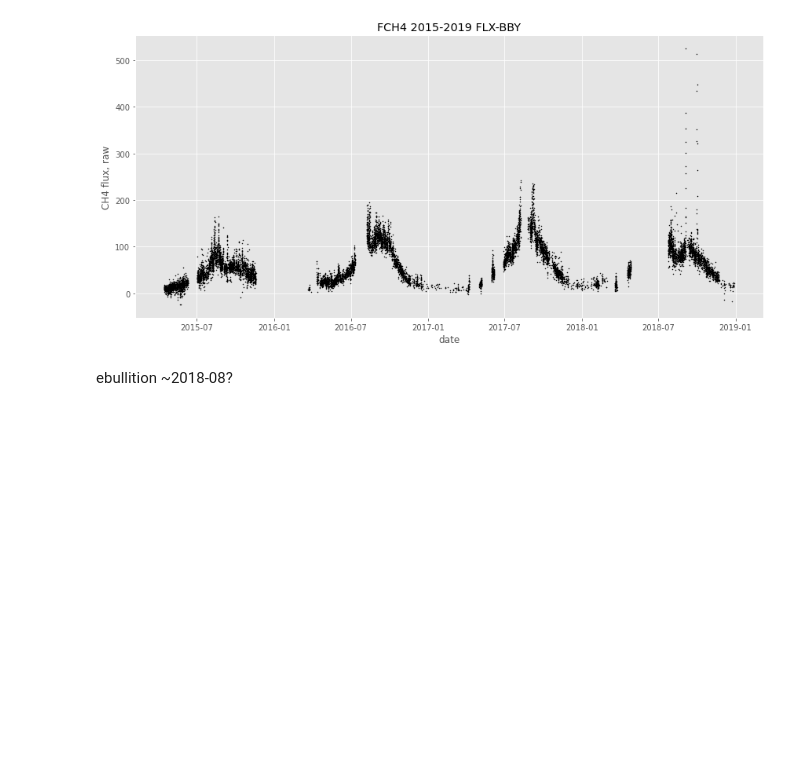
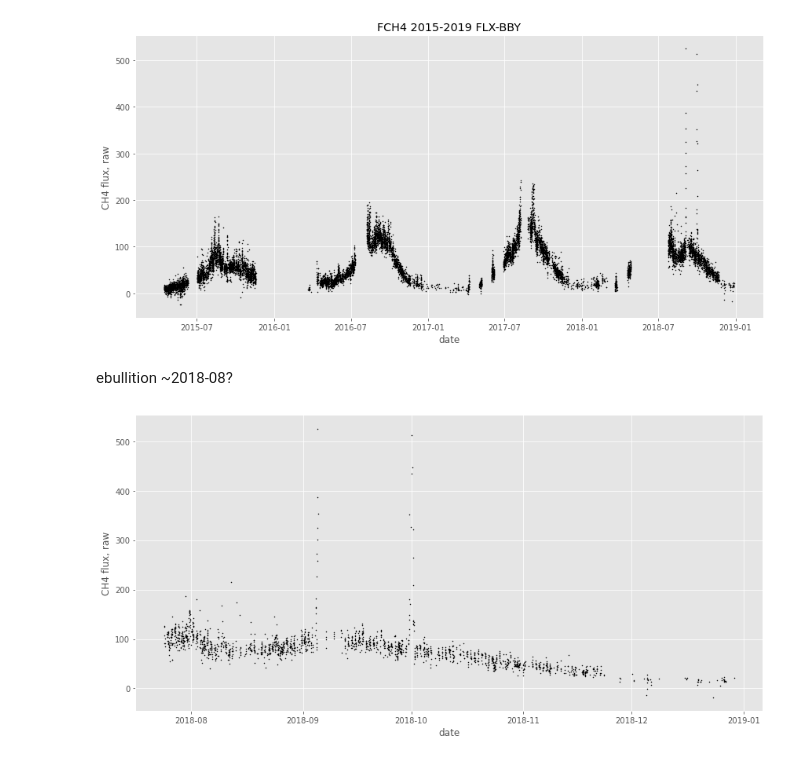
Before and after one commit to ottobriner/wavelet-partition, a Jupyter notebook: FLX_JP-BBY.ipynb, the cells around one changed output. Drawn from its saved outputs; the diff is of its cells as text; code cells hidden in the pictures; blank space fills up the shorter version.

Commit message:
BBY date range

```diff
--- a/FLX_JP-BBY.ipynb
+++ b/FLX_JP-BBY.ipynb
@@ -37,3 +37,13 @@ plt.tight_layout()
 [figure]
 # %% [markdown]
 ebullition ~2018-08?
+# %%
+dfw = df.loc['2018-07-01':'2019-01-01']
+# %%
+fig, ax = plt.subplots(figsize=(12, 6))
+ax.scatter(dfw.index, dfw['FCH4'], c='k', s=1)
+ax.set_ylabel("CH4 flux, raw")
+ax.set_xlabel("date")
+plt.tight_layout()
+# %% [output]
+[figure, added]
```
